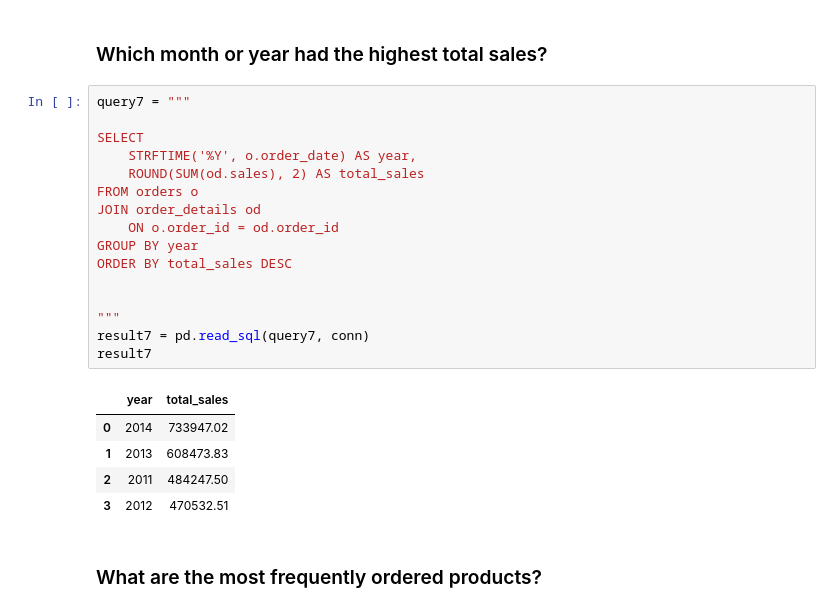
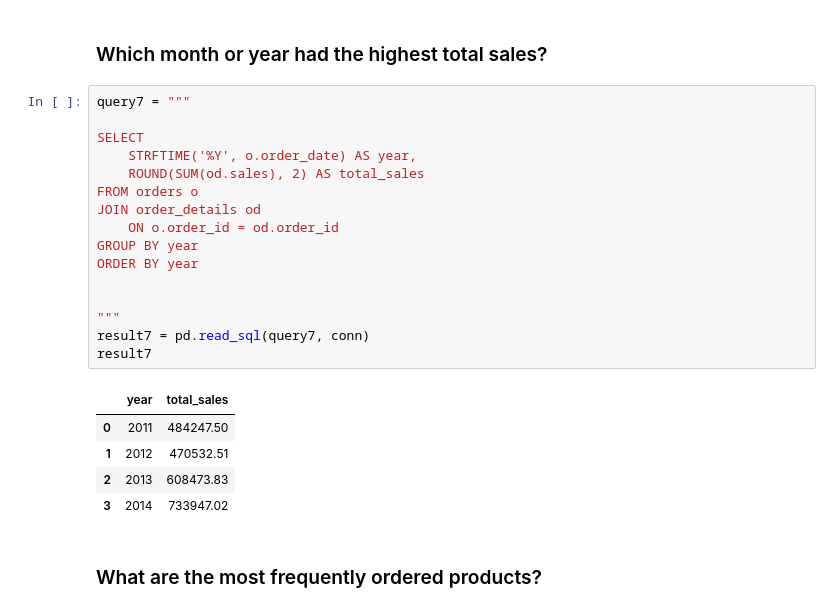
Before and after one commit to wslider/DataAnalysisModule3_williamSlider, a Jupyter notebook: Week4/notebooks/superstore_sales_workflow.ipynb, the cells around one changed output. Drawn from its saved outputs; the diff is of its cells as text.

```diff
--- a/Week4/notebooks/superstore_sales_workflow.ipynb
+++ b/Week4/notebooks/superstore_sales_workflow.ipynb
@@ -358,25 +358,25 @@ result6
 # %%
 query7 = """
 
 SELECT
     STRFTIME('%Y', o.order_date) AS year,
     ROUND(SUM(od.sales), 2) AS total_sales
 FROM orders o
 JOIN order_details od
     ON o.order_id = od.order_id
 GROUP BY year
-ORDER BY total_sales DESC
+ORDER BY year
 
 
 """
 result7 = pd.read_sql(query7, conn)
 result7
 # %% [output]
 |  | year | total_sales |
-| 0 | 2014 | 733947.02 |
-| 1 | 2013 | 608473.83 |
-| 2 | 2011 | 484247.50 |
-| 3 | 2012 | 470532.51 |
+| 0 | 2011 | 484247.50 |
+| 1 | 2012 | 470532.51 |
+| 2 | 2013 | 608473.83 |
+| 3 | 2014 | 733947.02 |
 # %% [markdown]
 ### What are the most frequently ordered products?
 # %%
```
Also changed, not shown: parts of 9 cells of this notebook.
